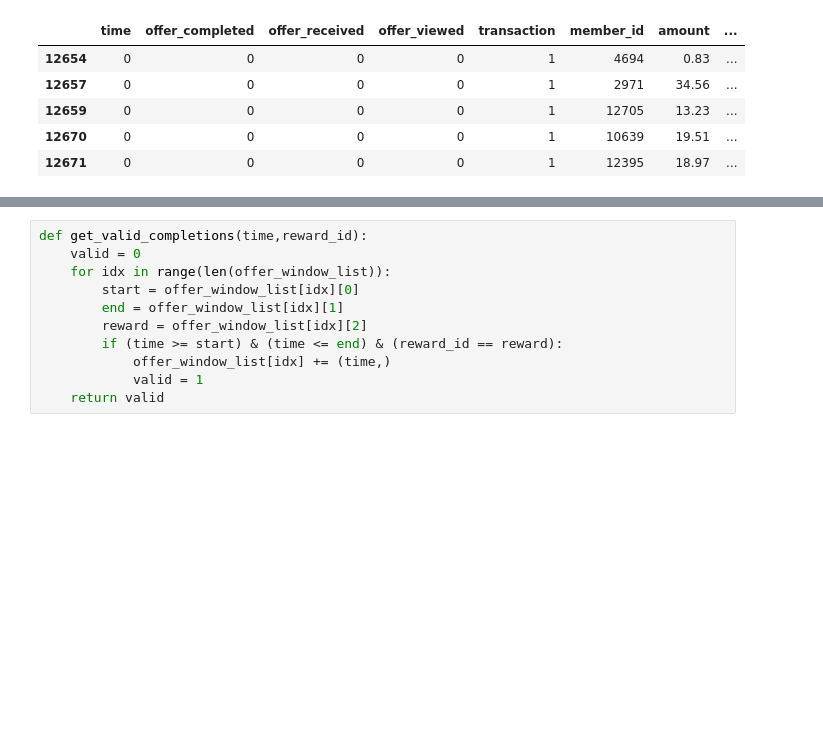
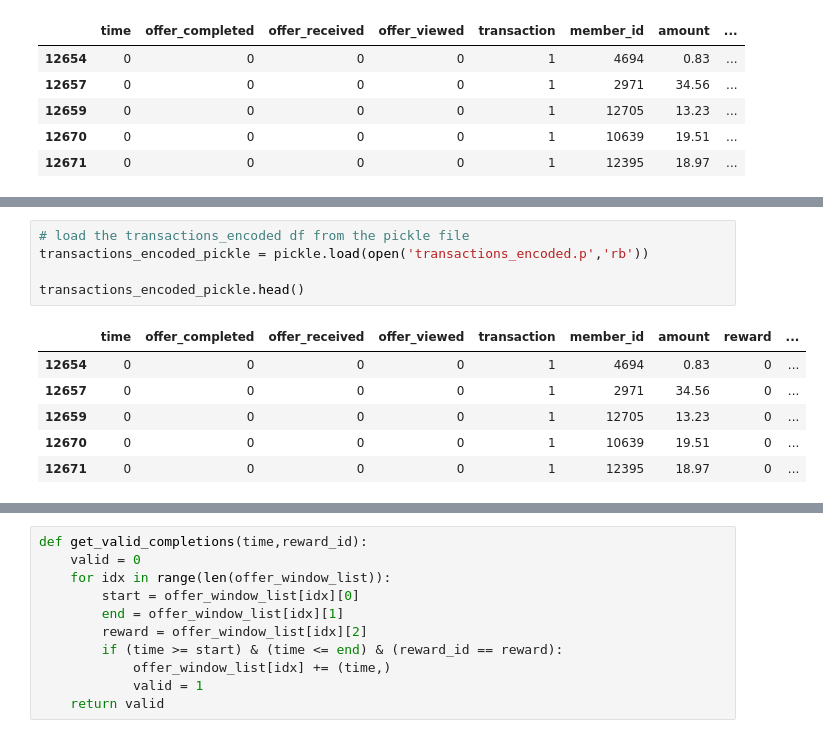
Before and after one commit to blowe615/starbucks_offers, a Jupyter notebook: starbucks_offers.ipynb, the cells around one changed output, grey strips where cells are left out. Cells and saved outputs as stored; diff of their text form; blank space fills up the shorter version.

```diff
--- a/starbucks_offers.ipynb
+++ b/starbucks_offers.ipynb
@@ -868,0 +889,12 @@ transactions_encoded.head()
+# %%
+# load the transactions_encoded df from the pickle file
+transactions_encoded_pickle = pickle.load(open('transactions_encoded.p','rb'))
+
+transactions_encoded_pickle.head()
+# %% [output]
+|  | time | offer_completed | offer_received | offer_viewed | transaction | member_id | amount | reward | ... |
+| 12654 | 0 | 0 | 0 | 0 | 1 | 4694 | 0.83 | 0 | ... |
+| 12657 | 0 | 0 | 0 | 0 | 1 | 2971 | 34.56 | 0 | ... |
+| 12659 | 0 | 0 | 0 | 0 | 1 | 12705 | 13.23 | 0 | ... |
+| 12670 | 0 | 0 | 0 | 0 | 1 | 10639 | 19.51 | 0 | ... |
+| 12671 | 0 | 0 | 0 | 0 | 1 | 12395 | 18.97 | 0 | ... |
```
Also changed, not shown: parts of 7 cells of this notebook.
